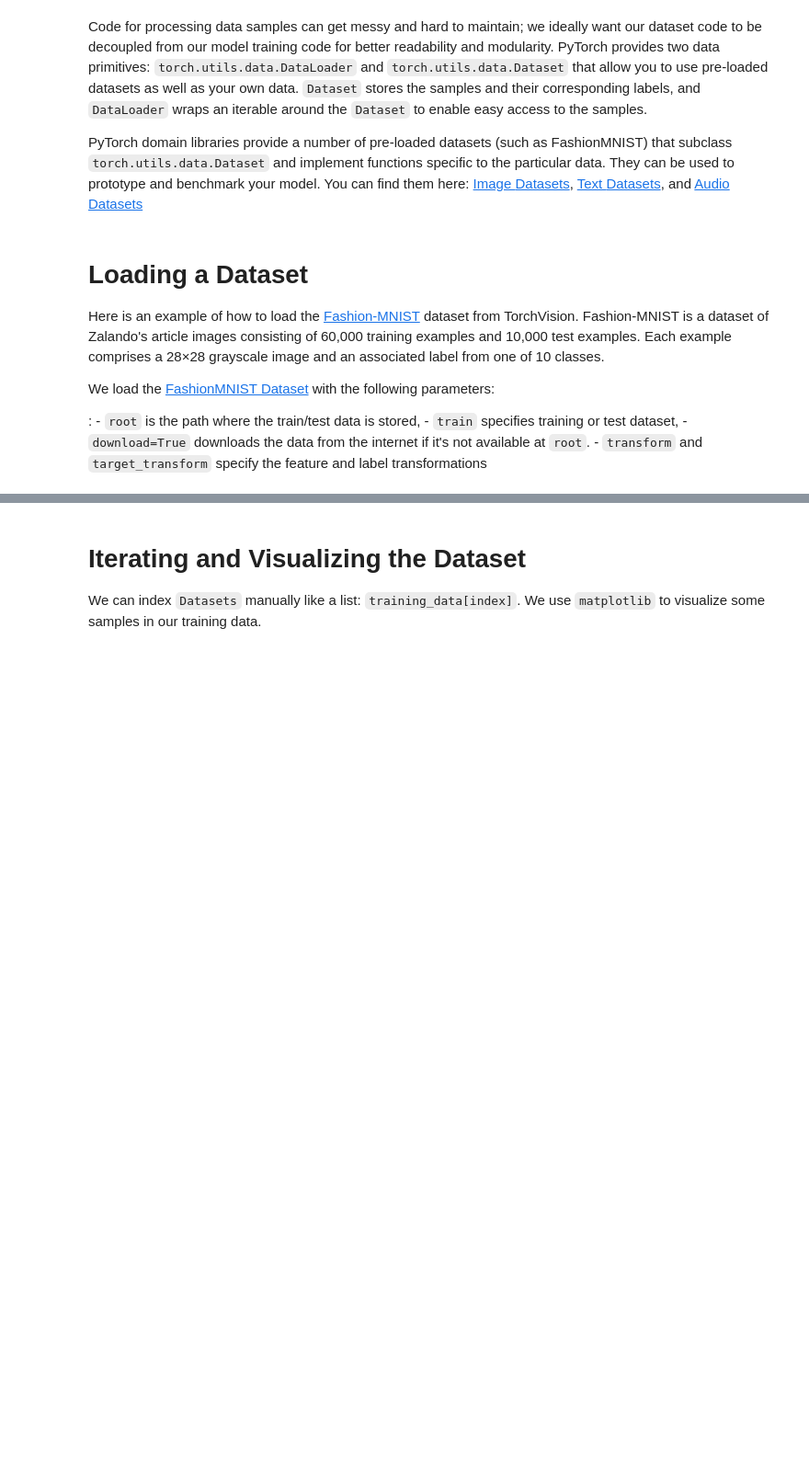
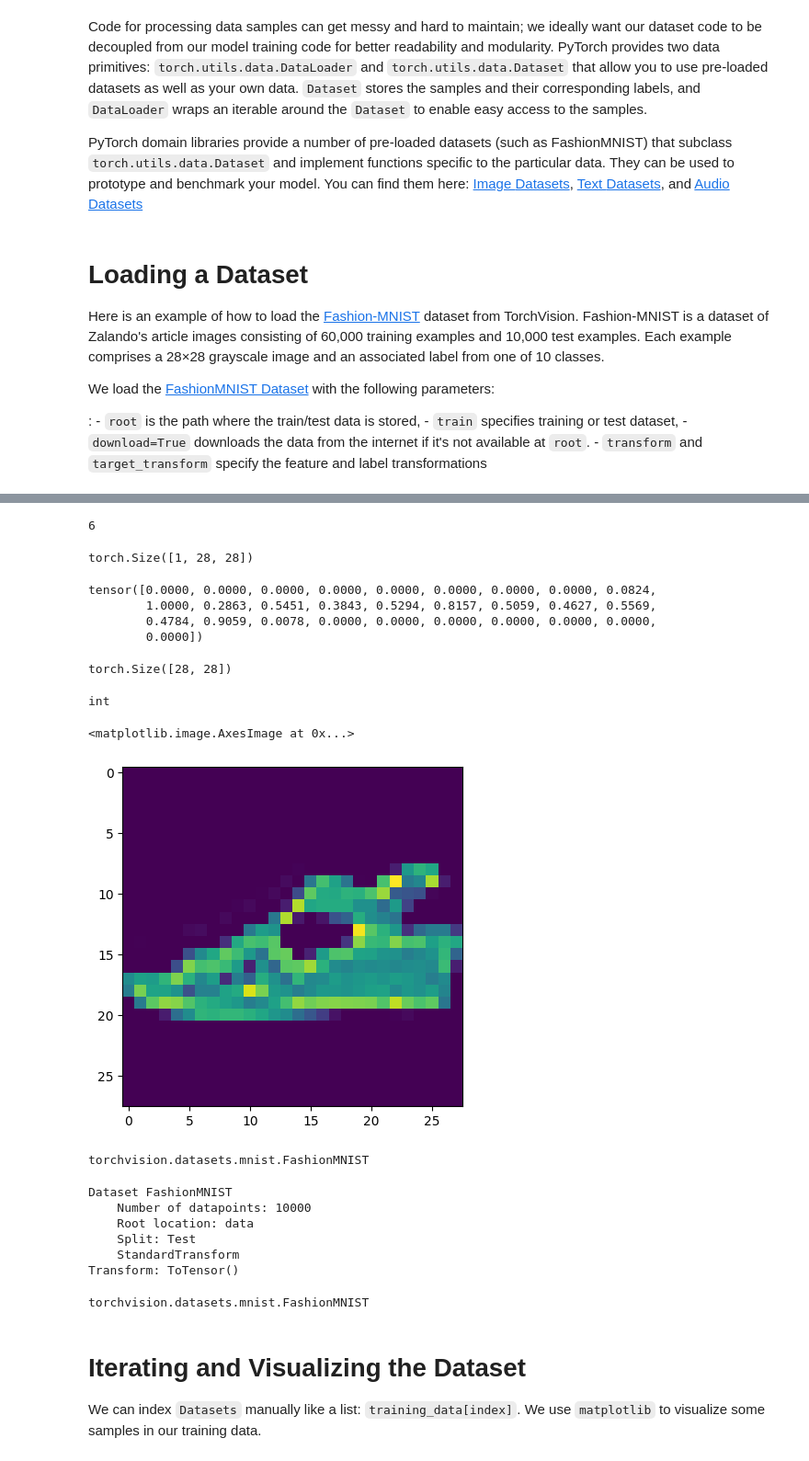
Before and after one commit to koliby777/Pytorch_tutorials, a Jupyter notebook: 2_Data_tutorial.ipynb, the cells around one changed output, grey strips where cells are left out. Shown at 92% size. Saved outputs shown, nothing was run; the diff lists cells and outputs as text; code cells hidden in the pictures; blank space fills up the shorter version.

```diff
--- a/2_Data_tutorial.ipynb
+++ b/2_Data_tutorial.ipynb
@@ -76,3 +125,49 @@ test_data = datasets.FashionMNIST(
+# %%
+img, label = training_data[2222]
+label
+# %% [output]
+6
+# %%
+img.shape
+# %% [output]
+torch.Size([1, 28, 28])
+# %%
+img[0,:,22]
+# %% [output]
+tensor([0.0000, 0.0000, 0.0000, 0.0000, 0.0000, 0.0000, 0.0000, 0.0000, 0.0824,
+        1.0000, 0.2863, 0.5451, 0.3843, 0.5294, 0.8157, 0.5059, 0.4627, 0.5569,
+        0.4784, 0.9059, 0.0078, 0.0000, 0.0000, 0.0000, 0.0000, 0.0000, 0.0000,
+        0.0000])
+# %%
+img.squeeze().shape
+# %% [output]
+torch.Size([28, 28])
+# %%
+type(label)
+# %% [output]
+int
+# %%
+plt.imshow(img.squeeze())
+# %% [output]
+<matplotlib.image.AxesImage at 0x...>
+[figure, added]
+# %%
+type(training_data)
+# %% [output]
+torchvision.datasets.mnist.FashionMNIST
+# %%
+test_data
+# %% [output]
+Dataset FashionMNIST
+    Number of datapoints: 10000
+    Root location: data
+    Split: Test
+    StandardTransform
+Transform: ToTensor()
+# %%
+type(test_data)
+# %% [output]
+torchvision.datasets.mnist.FashionMNIST
 # %% [markdown]
 Iterating and Visualizing the Dataset
 =====================================
```
Also changed, not shown: parts of 13 cells of this notebook.
